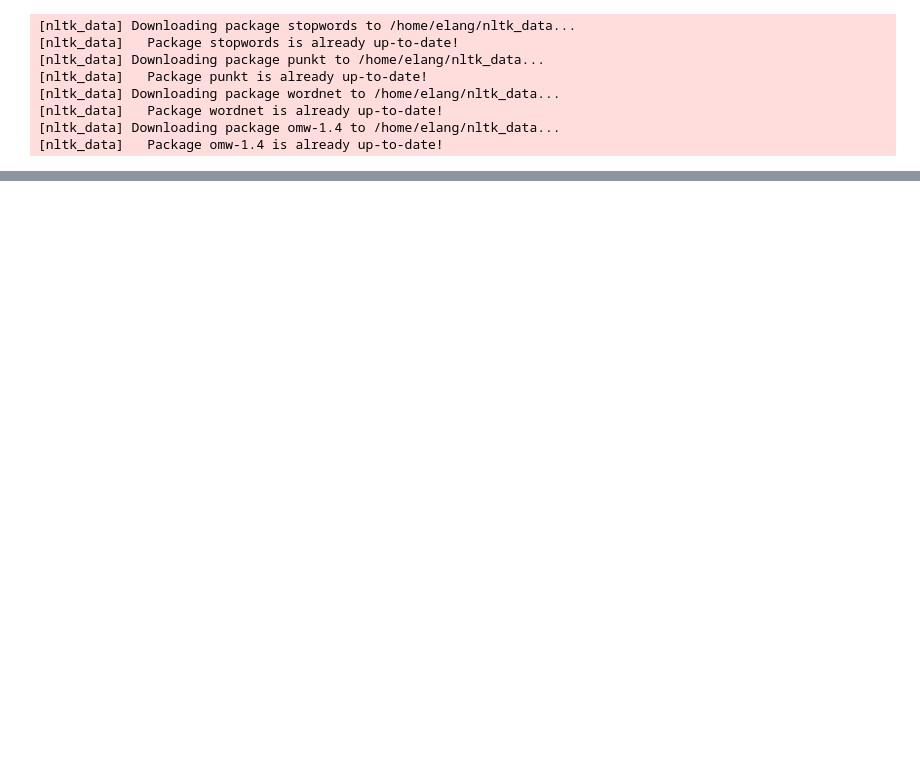
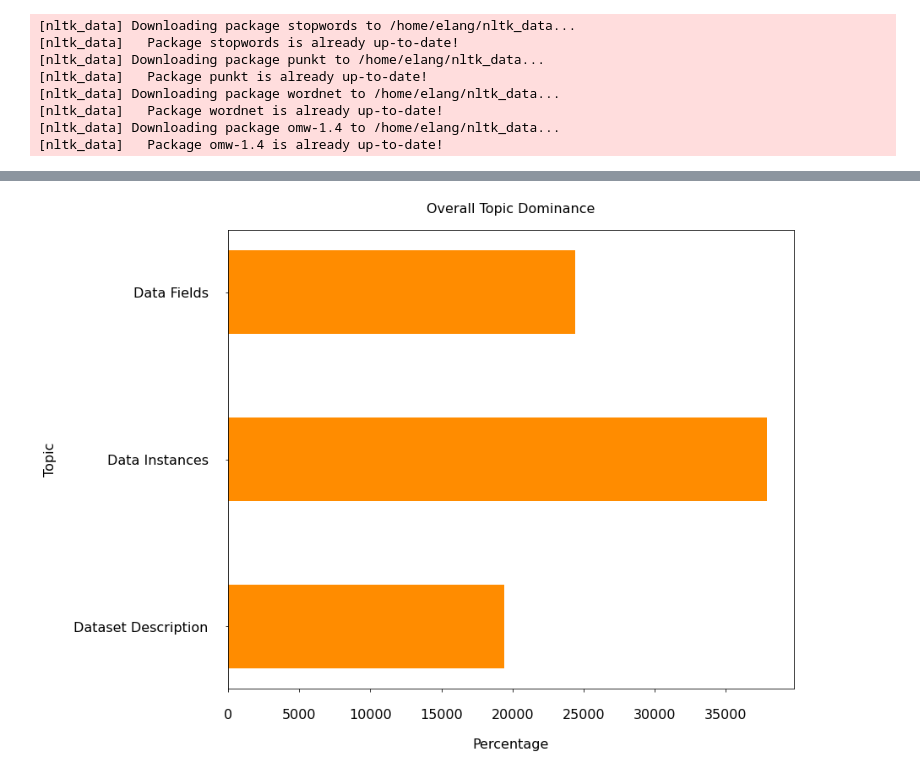
Before and after one commit to Elang89/hf-evolution, a Jupyter notebook: notebooks/dataset_topics.ipynb, the cells around one changed output, grey strips where cells are left out. Saved outputs shown, nothing was run; the diff lists cells and outputs as text; code cells hidden in the pictures; blank space fills up the shorter version.

```diff
--- a/notebooks/dataset_topics.ipynb
+++ b/notebooks/dataset_topics.ipynb
@@ -73,2 +85,0 @@ df
-# %%
-df["commit_message"] = df["commit_message"].apply(clean_text)
@@ -330,0 +86,2 @@ fig.savefig("plots/RQ2/RQ2_WordCloud.png", dpi=400, bbox_inches="tight")
+# %%
+documents = clean_text(df)
@@ -330,0 +91,5 @@ fig.savefig("plots/RQ2/RQ2_WordCloud.png", dpi=400, bbox_inches="tight")
+# %%
+corpus, dictionary, model = create_model(documents, num_topics=3)
+
+pprint(model.print_topics())
+doc_lda = model[corpus]
@@ -330,0 +126,11 @@ fig.savefig("plots/RQ2/RQ2_WordCloud.png", dpi=400, bbox_inches="tight")
+# %%
+named_topics = {0: "Dataset Description", 1: "Data Fields", 2: "Data Instances", 3: "Other"}
+
+df_dominant = extract_dominant_topics(
+    model,
+    corpus,
+    df["commit_message"],
+    named_topics
+)
+
+df_dominant
@@ -330,0 +151,20 @@ fig.savefig("plots/RQ2/RQ2_WordCloud.png", dpi=400, bbox_inches="tight")
+# %%
+fontsize = 16
+padding = 20
+
+counter = Counter(df_dominant["Dominant Topic"].to_list())
+names = list(counter.keys())
+values = list(counter.values())
+
+fig, ax = plt.subplots(nrows=1, ncols=1, figsize=(12, 10))
+ax.tick_params(axis="both", pad=padding, labelsize=fontsize)
+ax.set_xlabel("Percentage", fontsize=fontsize, labelpad=padding)
+ax.set_ylabel("Topic", fontsize=fontsize, labelpad=padding)
+ax.set_title("Overall Topic Dominance", pad=padding, fontsize=fontsize)
+# ax.xaxis.set_major_formatter(mtick.PercentFormatter(xmax=1925))
+ax.barh(names, values, color="darkorange", height=0.5)
+
+
+fig.savefig("plots/RQ2/RQ2_TopicDominance.pdf", dpi=800, bbox_inches = "tight")
+# %% [output]
+[figure, added]
```
Also changed, not shown: parts of 31 cells of this notebook, 26 other files.
